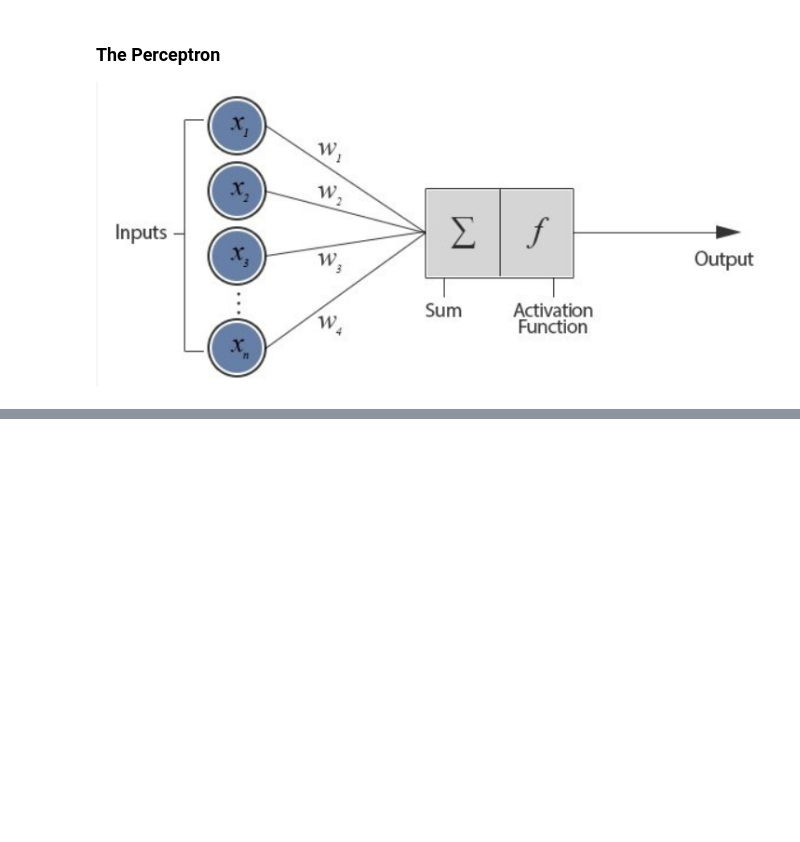
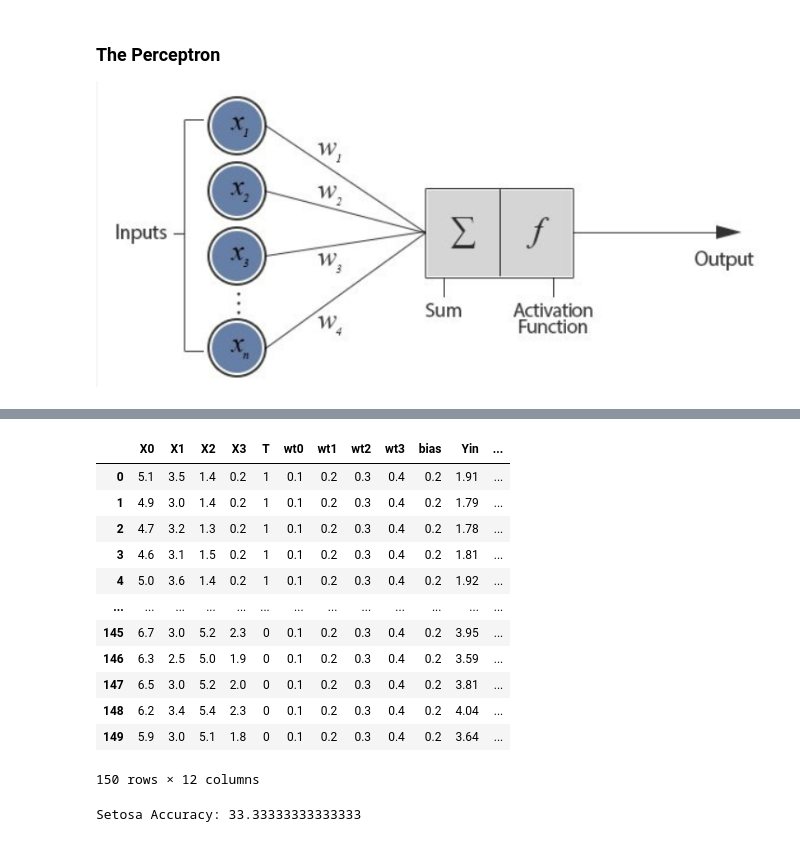
Before and after one commit to aayushi0402/NeuralNetworks_DeepLearning, a Jupyter notebook: ThePerceptron.ipynb, the cells around one changed output, grey strips where cells are left out. Cells and saved outputs as stored; diff of their text form; code cells hidden in the pictures; blank space fills up the shorter version.

```diff
--- a/ThePerceptron.ipynb
+++ b/ThePerceptron.ipynb
@@ -262,0 +295,3 @@ df
+# %%
+iris = pd.get_dummies(iris,prefix_sep="_target_")
+iris
@@ -262,0 +365,17 @@ df
+# %%
+def data_array(dataset):
+    col_names_str = []
+    for col_name in dataset:
+        if "target" not in col_name:
+            col_names_str.append(col_name)
+    return dataset[col_names_str].to_numpy()
+# %%
+inputs = data_array(iris)
+species_target_setosa = iris["species_target_setosa"].to_numpy()
+species_target_versicolor = iris["species_target_versicolor"].to_numpy()
+species_target_virginica = iris["species_target_virginica"].to_numpy()
+w=np.array([0.1,0.2,0.3,0.4])
+u=np.array([0.1,0.2,0.3,0.4])
+v=np.array([0.1,0.2,0.3,0.4])
+# %%
+training_df_setosa = Perceptron(inputs=inputs,wt=w,tgt=species_target_setosa,epoch=1,learning_rate=1,bias=0.2)
@@ -262,0 +400,20 @@ df
+# %%
+training_df_setosa
+# %% [output]
+|  | X0 | X1 | X2 | X3 | T | wt0 | wt1 | wt2 | wt3 | bias | Yin | ... |
+| 0 | 5.1 | 3.5 | 1.4 | 0.2 | 1 | 0.1 | 0.2 | 0.3 | 0.4 | 0.2 | 1.91 | ... |
+| 1 | 4.9 | 3.0 | 1.4 | 0.2 | 1 | 0.1 | 0.2 | 0.3 | 0.4 | 0.2 | 1.79 | ... |
+| 2 | 4.7 | 3.2 | 1.3 | 0.2 | 1 | 0.1 | 0.2 | 0.3 | 0.4 | 0.2 | 1.78 | ... |
+| 3 | 4.6 | 3.1 | 1.5 | 0.2 | 1 | 0.1 | 0.2 | 0.3 | 0.4 | 0.2 | 1.81 | ... |
+| 4 | 5.0 | 3.6 | 1.4 | 0.2 | 1 | 0.1 | 0.2 | 0.3 | 0.4 | 0.2 | 1.92 | ... |
+| ... | ... | ... | ... | ... | ... | ... | ... | ... | ... | ... | ... | ... |
+| 145 | 6.7 | 3.0 | 5.2 | 2.3 | 0 | 0.1 | 0.2 | 0.3 | 0.4 | 0.2 | 3.95 | ... |
+| 146 | 6.3 | 2.5 | 5.0 | 1.9 | 0 | 0.1 | 0.2 | 0.3 | 0.4 | 0.2 | 3.59 | ... |
+| 147 | 6.5 | 3.0 | 5.2 | 2.0 | 0 | 0.1 | 0.2 | 0.3 | 0.4 | 0.2 | 3.81 | ... |
+| 148 | 6.2 | 3.4 | 5.4 | 2.3 | 0 | 0.1 | 0.2 | 0.3 | 0.4 | 0.2 | 4.04 | ... |
+| 149 | 5.9 | 3.0 | 5.1 | 1.8 | 0 | 0.1 | 0.2 | 0.3 | 0.4 | 0.2 | 3.64 | ... |
+150 rows × 12 columns
+# %%
+print("Setosa Accuracy:",len(training_df_setosa[training_df_setosa['T'] == training_df_setosa['Yout']])/len(training_df_setosa)*100)
+# %% [output]
+Setosa Accuracy: 33.33333333333333
```
Also changed, not shown: parts of 21 cells of this notebook.
